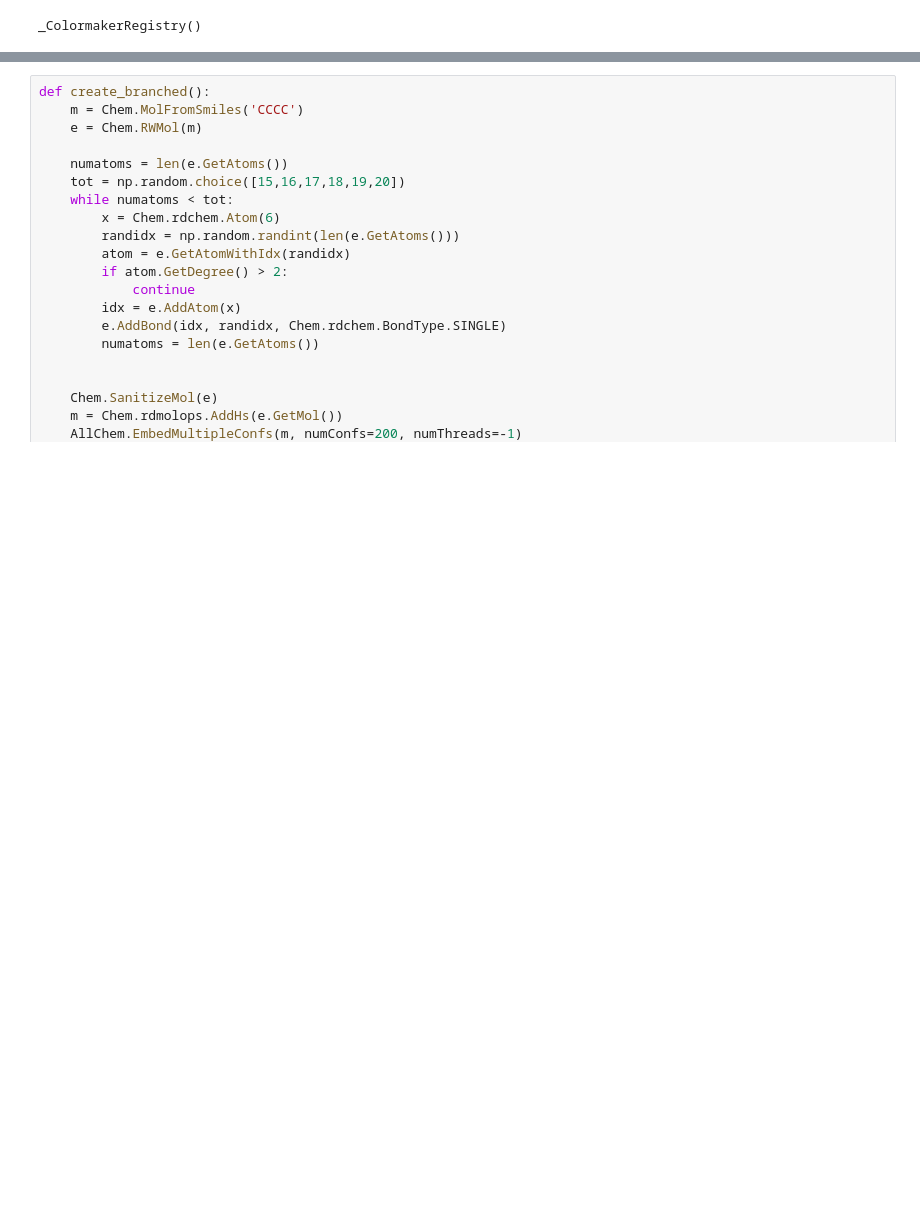
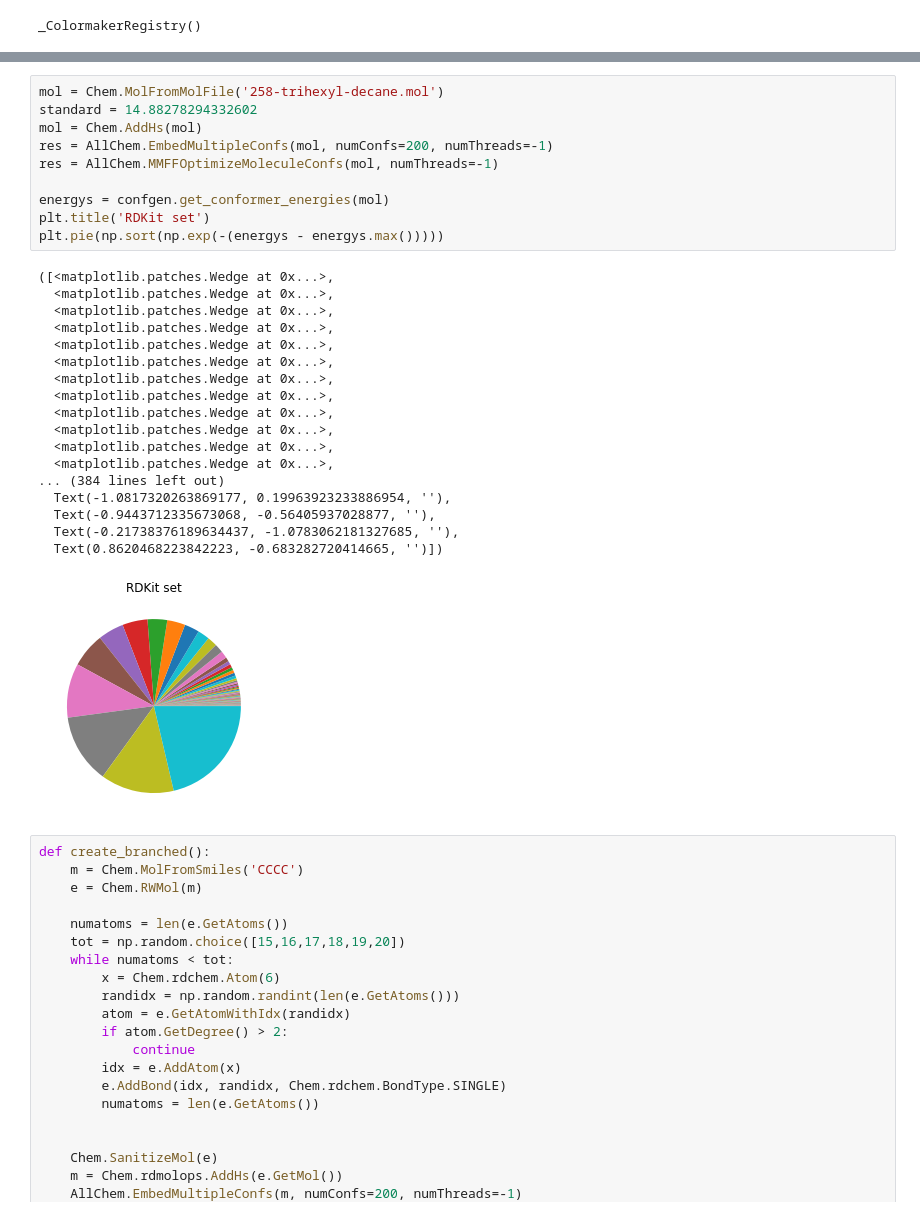
Before and after one commit to ZimmermanGroup/conformer-rl, a Jupyter notebook: generate_branched_carbons.ipynb, the cells around one changed output, grey strips where cells are left out. Saved outputs shown, nothing was run; the diff lists cells and outputs as text; blank space fills up the shorter version.

```diff
--- a/generate_branched_carbons.ipynb
+++ b/generate_branched_carbons.ipynb
@@ -12,3 +66,32 @@ _ColormakerRegistry()
+# %%
+mol = Chem.MolFromMolFile('258-trihexyl-decane.mol')
+standard = 14.88278294332602
+mol = Chem.AddHs(mol)
+res = AllChem.EmbedMultipleConfs(mol, numConfs=200, numThreads=-1)
+res = AllChem.MMFFOptimizeMoleculeConfs(mol, numThreads=-1)
+
+energys = confgen.get_conformer_energies(mol)
+plt.title('RDKit set')
+plt.pie(np.sort(np.exp(-(energys - energys.max()))))
+# %% [output]
+([<matplotlib.patches.Wedge at 0x...>,
+  <matplotlib.patches.Wedge at 0x...>,
+  <matplotlib.patches.Wedge at 0x...>,
+  <matplotlib.patches.Wedge at 0x...>,
+  <matplotlib.patches.Wedge at 0x...>,
+  <matplotlib.patches.Wedge at 0x...>,
+  <matplotlib.patches.Wedge at 0x...>,
+  <matplotlib.patches.Wedge at 0x...>,
+  <matplotlib.patches.Wedge at 0x...>,
+  <matplotlib.patches.Wedge at 0x...>,
+  <matplotlib.patches.Wedge at 0x...>,
+  <matplotlib.patches.Wedge at 0x...>,
+... (384 lines left out)
+  Text(-1.0817320263869177, 0.19963923233886954, ''),
+  Text(-0.9443712335673068, -0.56405937028877, ''),
+  Text(-0.21738376189634437, -1.0783062181327685, ''),
+  Text(0.8620468223842223, -0.683282720414665, '')])
+[figure, added]
 # %%
 def create_branched():
     m = Chem.MolFromSmiles('CCCC')
```
Also changed, not shown: parts of 28 cells of this notebook, 15 other files.
